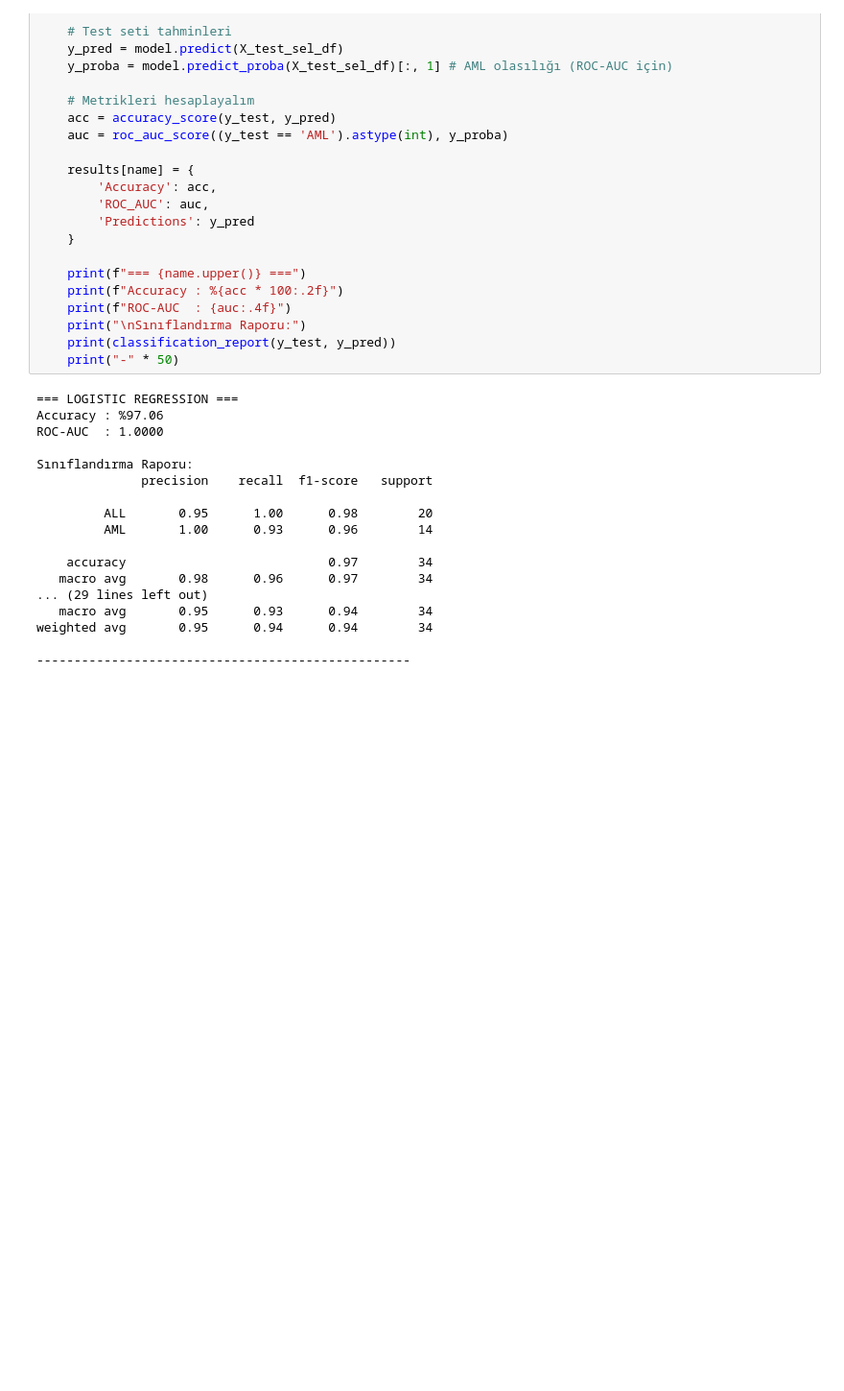
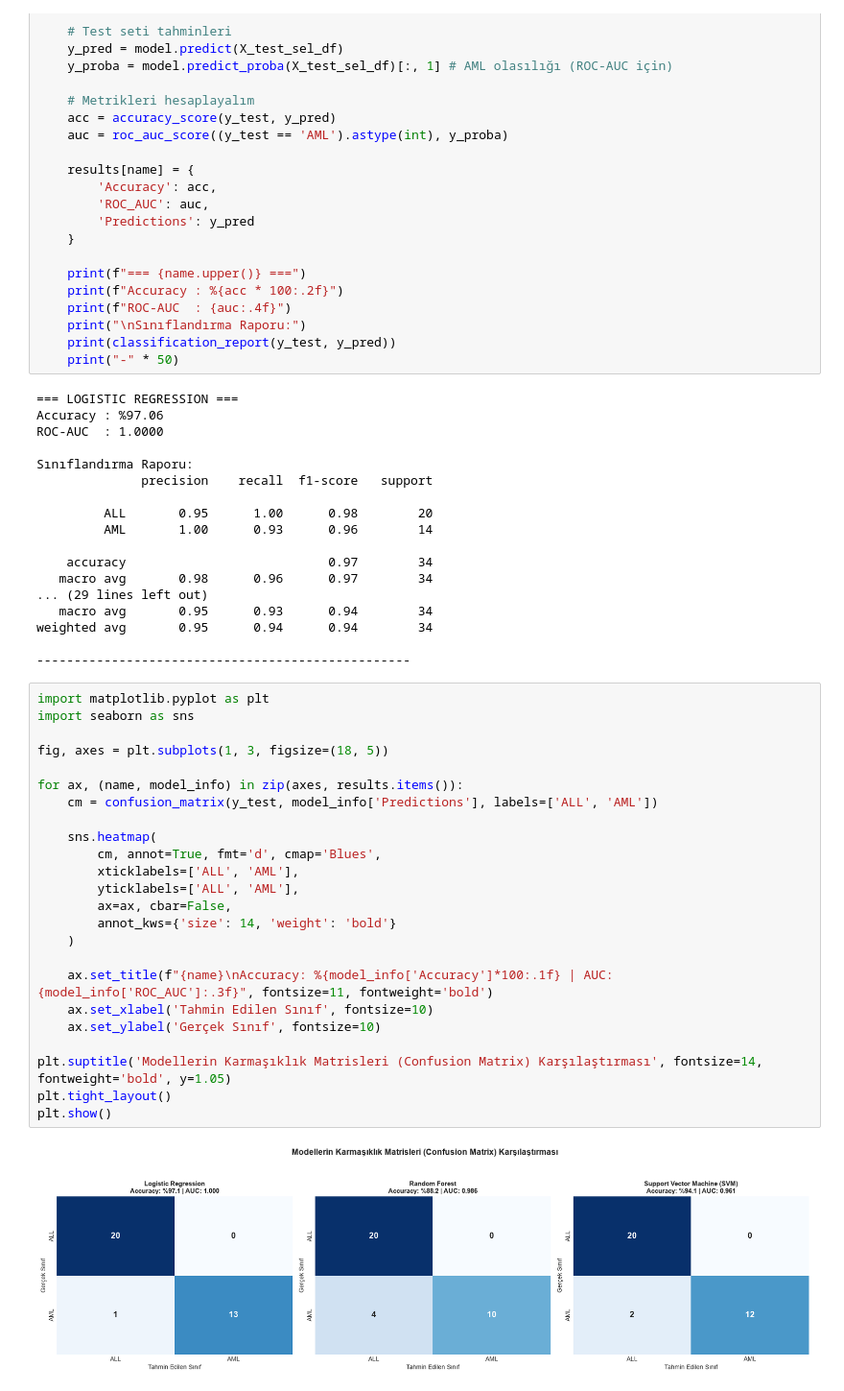
Before and after one commit to berfinerk/Cancer-Gene-Expression-Analysis-and-Biomarker-Discovery, a Jupyter notebook: cancer_gene_analysis.ipynb, the cells around one changed output. Shown at 96% size. Saved outputs shown, nothing was run; the diff lists cells and outputs as text; blank space fills up the shorter version.

```diff
--- a/cancer_gene_analysis.ipynb
+++ b/cancer_gene_analysis.ipynb
@@ -505,3 +505,29 @@ Sınıflandırma Raporu:
 weighted avg       0.95      0.94      0.94        34
 
 --------------------------------------------------
+# %%
+import matplotlib.pyplot as plt
+import seaborn as sns
+
+fig, axes = plt.subplots(1, 3, figsize=(18, 5))
+
+for ax, (name, model_info) in zip(axes, results.items()):
+    cm = confusion_matrix(y_test, model_info['Predictions'], labels=['ALL', 'AML'])
+
+    sns.heatmap(
+        cm, annot=True, fmt='d', cmap='Blues',
+        xticklabels=['ALL', 'AML'],
+        yticklabels=['ALL', 'AML'],
+        ax=ax, cbar=False,
+        annot_kws={'size': 14, 'weight': 'bold'}
+    )
+
+    ax.set_title(f"{name}\nAccuracy: %{model_info['Accuracy']*100:.1f} | AUC: {model_info['ROC_AUC']:.3f}", fontsize=11, fontweight='bold')
+    ax.set_xlabel('Tahmin Edilen Sınıf', fontsize=10)
+    ax.set_ylabel('Gerçek Sınıf', fontsize=10)
+
+plt.suptitle('Modellerin Karmaşıklık Matrisleri (Confusion Matrix) Karşılaştırması', fontsize=14, fontweight='bold', y=1.05)
+plt.tight_layout()
+plt.show()
+# %% [output]
+[figure, added]
```
Also changed, not shown: parts of 1 cell of this notebook.
